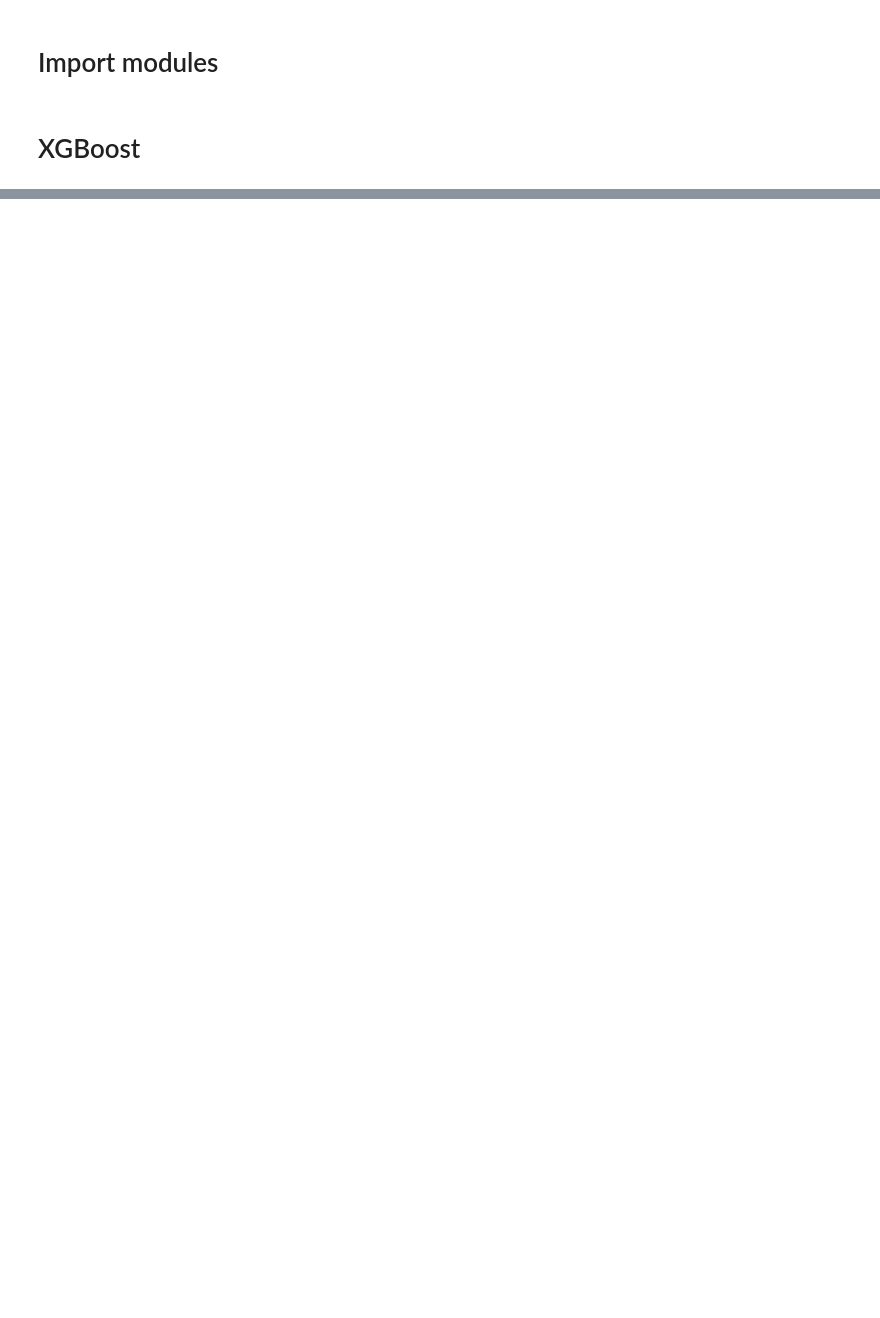
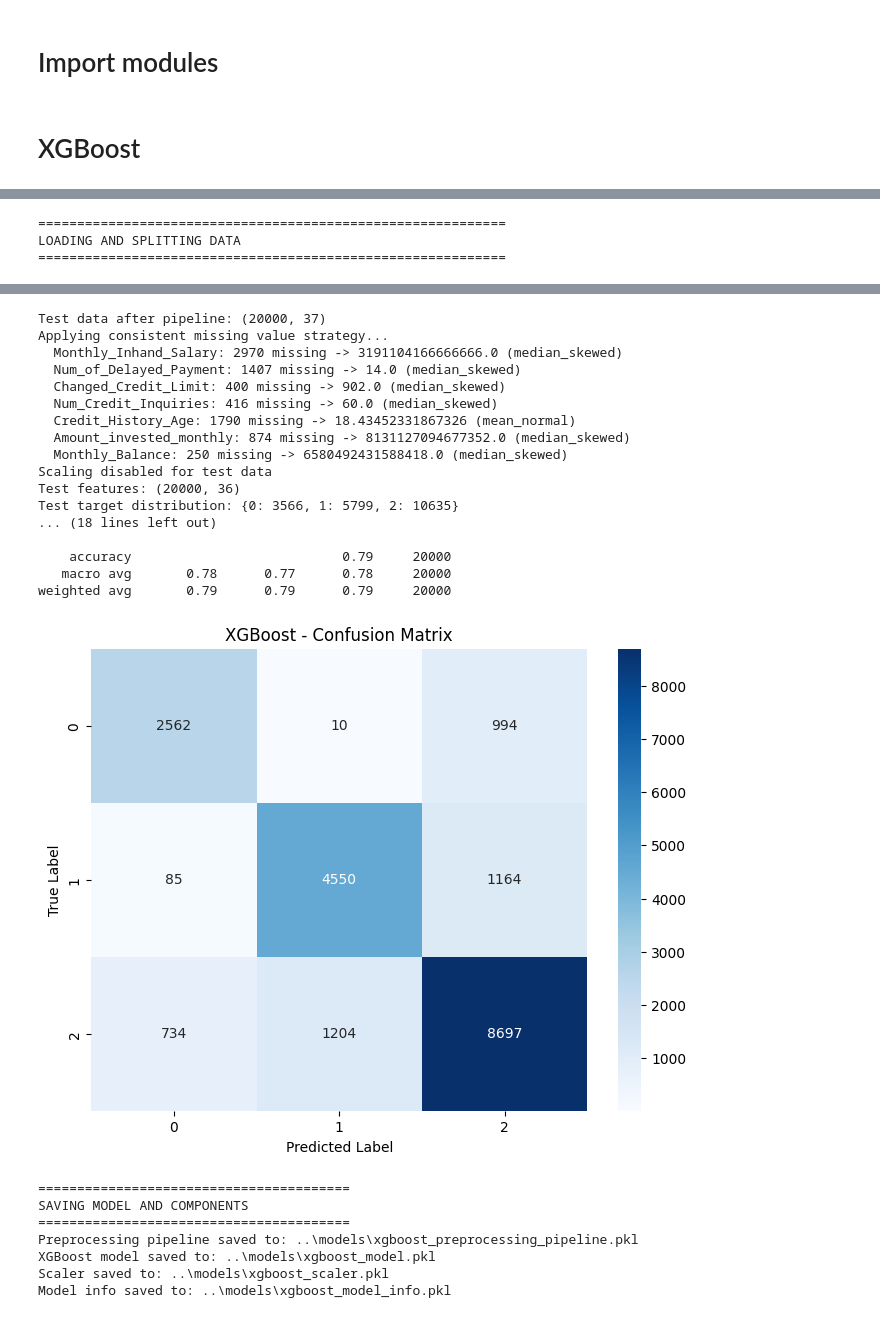
Before and after one commit to ThuongHong/Credit_Score_Prediction, a Jupyter notebook: notebooks/pipeline2.ipynb, the cells around one changed output, grey strips where cells are left out. Cells and saved outputs as stored; diff of their text form; code cells hidden in the pictures; blank space fills up the shorter version.

Commit message:
fix preprocess

```diff
--- a/notebooks/pipeline2.ipynb
+++ b/notebooks/pipeline2.ipynb
@@ -219,0 +12,30 @@ Raw data shape: (50000, 27)
+# %%
+from src.pipeline2.XGBoost import *
+
+# 1. Load and split data FIRST
+train_data, test_data = load_and_split_data()
+
+# 2. Create pipeline
+pipeline = create_preprocessing_pipeline()
+
+# 3. Fit pipeline on train data only
+X_train, y_train, missing_fill_strategy = preprocess_training_data(train_data, pipeline)
+
+# 4. Scale based on training data
+X_train_scaled, scaler, bounds, numeric_features = scale_and_handle_outliers(X_train)
+
+# 5. Apply fitted pipeline and scaler to test data
+X_test_scaled, y_test = preprocess_test_data(test_data, pipeline, scaler, bounds, numeric_features, missing_fill_strategy=missing_fill_strategy)
+
+# 6. Train model
+model = train_xgboost_model(X_train, y_train)
+
+# 7. Evaluate
+accuracy = evaluate_model(model, X_test_scaled, y_test)
+
+# 8. Save everything
+model_path, pipeline_path, scaler_path, info_path = save_model_and_pipeline(model, pipeline, scaler, bounds, numeric_features, importance_df=None, accuracy=accuracy, missing_fill_strategy=missing_fill_strategy)
+# %% [output]
+============================================================
+LOADING AND SPLITTING DATA
+============================================================
@@ -219,0 +59,25 @@ Raw data shape: (50000, 27)
+Test data after pipeline: (20000, 37)
+Applying consistent missing value strategy...
+  Monthly_Inhand_Salary: 2970 missing -> 3191104166666666.0 (median_skewed)
+  Num_of_Delayed_Payment: 1407 missing -> 14.0 (median_skewed)
+  Changed_Credit_Limit: 400 missing -> 902.0 (median_skewed)
+  Num_Credit_Inquiries: 416 missing -> 60.0 (median_skewed)
+  Credit_History_Age: 1790 missing -> 18.43452331867326 (mean_normal)
+  Amount_invested_monthly: 874 missing -> 8131127094677352.0 (median_skewed)
+  Monthly_Balance: 250 missing -> 6580492431588418.0 (median_skewed)
+Scaling disabled for test data
+Test features: (20000, 36)
+Test target distribution: {0: 3566, 1: 5799, 2: 10635}
+... (18 lines left out)
+
+    accuracy                           0.79     20000
+   macro avg       0.78      0.77      0.78     20000
+weighted avg       0.79      0.79      0.79     20000
+[figure, added]
+========================================
+SAVING MODEL AND COMPONENTS
+========================================
+Preprocessing pipeline saved to: ..\models\xgboost_preprocessing_pipeline.pkl
+XGBoost model saved to: ..\models\xgboost_model.pkl
+Scaler saved to: ..\models\xgboost_scaler.pkl
+Model info saved to: ..\models\xgboost_model_info.pkl
```
Also changed, not shown: parts of 10 cells of this notebook, 8 other files.
